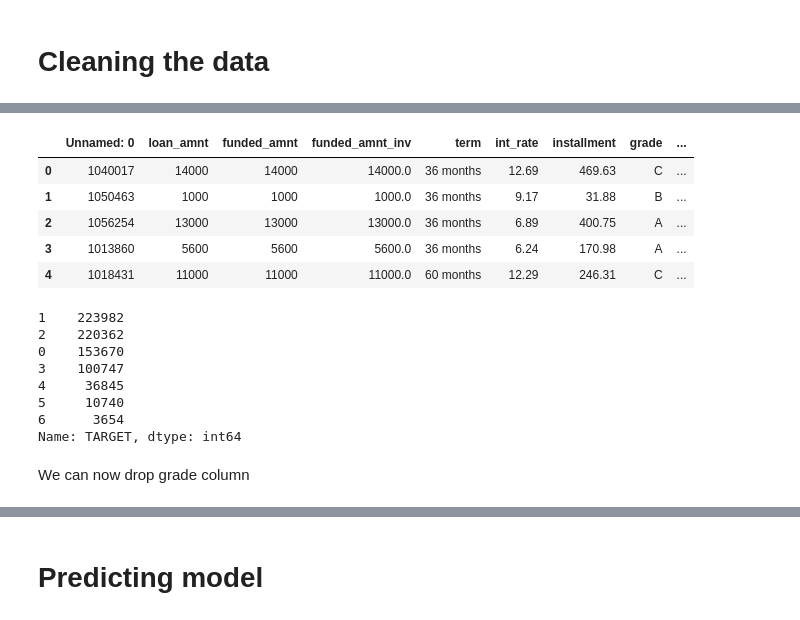
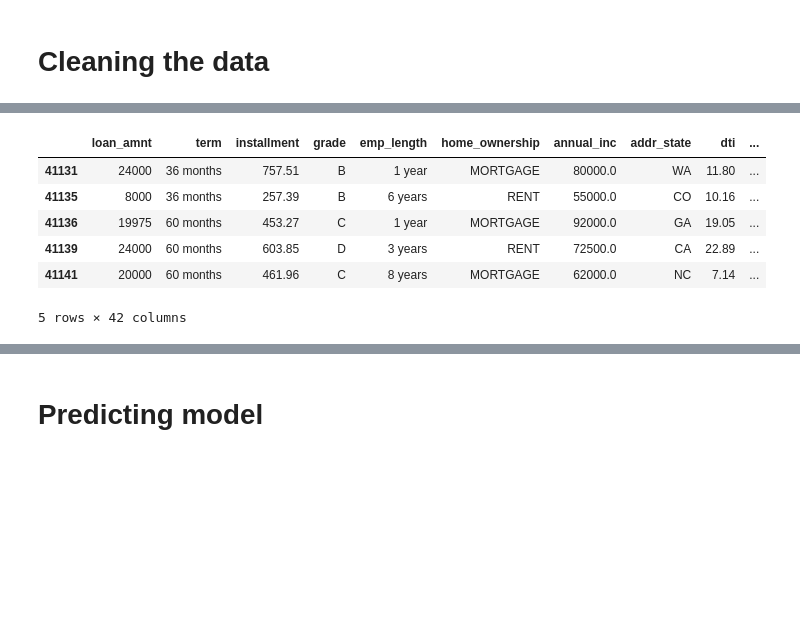
Before and after one commit to antoinecomp/multiclass_prediction, a Jupyter notebook: Loans.ipynb, the cells around one changed output, grey strips where cells are left out. Saved outputs shown, nothing was run; the diff lists cells and outputs as text; code cells hidden in the pictures; blank space fills up the shorter version.

```diff
--- a/Loans.ipynb
+++ b/Loans.ipynb
@@ -268,0 +192,15 @@ result.drop(['emp_title','title','zip_code'],axis=1,inplace=True)
+# %%
+APPLICANT_NUMERIC = ['annual_inc', 'dti', 'loan_amnt', 'installment']
+APPLICANT_CATEGORICAL = ['application_type', 'emp_length', 'home_ownership', 'addr_state', 'term']
+CREDIT_NUMERIC = ['acc_now_delinq', 'acc_open_past_24mths', 'avg_cur_bal', 'bc_open_to_buy',
+                  'bc_util', 'delinq_2yrs', 'delinq_amnt',
+                  'open_acc', 'pub_rec', 'revol_util',
+                  'revol_bal', 'tot_coll_amt', 'tot_cur_bal', 'total_acc', 'total_rev_hi_lim',
+                  'num_accts_ever_120_pd', 'num_actv_bc_tl', 'num_actv_rev_tl', 'num_bc_sats',
+                  'num_bc_tl', 'num_il_tl', 'num_rev_tl_bal_gt_0', 'pct_tl_nvr_dlq',
+                  'percent_bc_gt_75', 'tot_hi_cred_lim', 'total_bal_ex_mort', 'total_bc_limit',
+                  'total_il_high_credit_limit', 'all_util',
+                  'il_util', 'total_bal_il', 'total_cu_tl']
+TARGET = ['grade']
+
+df = pd.read_csv("loans.csv", usecols = APPLICANT_NUMERIC +APPLICANT_CATEGORICAL + CREDIT_NUMERIC + TARGET)
@@ -268,0 +209,16 @@ result.drop(['emp_title','title','zip_code'],axis=1,inplace=True)
+# %%
+# We order our grade category so order of grades doesn't appear random in graphs
+grade_categories = [g for g in "ABCDEFG"]
+df["grade"] = df["grade"].astype("category", categories=grade_categories, ordered=True)
+
+# Sanity check that we're working with cleaned data
+bad_rows = df.isnull().T.any().T.sum()
+if bad_rows > 0:
+    print("Rows with null/NaN values: {}".format(bad_rows))
+    print("Columns with null/NaN values:")
+    print(pd.isnull(df).sum() > 0)
+    print("Dropping bad rows...")
+    df.dropna(axis=0, how='any', inplace=True)
+    print("Rows with null/NaN values: {}".format(df.isnull().T.any().T.sum()))
+
+print(df.info(null_counts = True, memory_usage = "deep", verbose = True))
@@ -269,26 +243,10 @@ result.drop(['emp_title','title','zip_code'],axis=1,inplace=True)
 # %%
-result.head()
+df.head()
 # %% [output]
-|  | Unnamed: 0 | loan_amnt | funded_amnt | funded_amnt_inv | term | int_rate | installment | grade | ... |
-| 0 | 1040017 | 14000 | 14000 | 14000.0 | 36 months | 12.69 | 469.63 | C | ... |
-| 1 | 1050463 | 1000 | 1000 | 1000.0 | 36 months | 9.17 | 31.88 | B | ... |
-| 2 | 1056254 | 13000 | 13000 | 13000.0 | 36 months | 6.89 | 400.75 | A | ... |
-| 3 | 1013860 | 5600 | 5600 | 5600.0 | 36 months | 6.24 | 170.98 | A | ... |
-| 4 | 1018431 | 11000 | 11000 | 11000.0 | 60 months | 12.29 | 246.31 | C | ... |
+|  | loan_amnt | term | installment | grade | emp_length | home_ownership | annual_inc | addr_state | dti | ... |
+| 41131 | 24000 | 36 months | 757.51 | B | 1 year | MORTGAGE | 80000.0 | WA | 11.80 | ... |
+| 41135 | 8000 | 36 months | 257.39 | B | 6 years | RENT | 55000.0 | CO | 10.16 | ... |
+| 41136 | 19975 | 60 months | 453.27 | C | 1 year | MORTGAGE | 92000.0 | GA | 19.05 | ... |
+| 41139 | 24000 | 60 months | 603.85 | D | 3 years | RENT | 72500.0 | CA | 22.89 | ... |
+| 41141 | 20000 | 60 months | 461.96 | C | 8 years | MORTGAGE | 62000.0 | NC | 7.14 | ... |
+5 rows × 42 columns
-# %%
-target_list = [0 if i=='A' else 1 if i =='B' else 2 if i =='C' else 3 if i  =='D'
-               else 4 if i =='E' else 5 if i == 'F' else 6 for i in result['grade']]
-
-result['TARGET'] = target_list
-result['TARGET'].value_counts()
-# %% [output]
-1    223982
-2    220362
-0    153670
-3    100747
-4     36845
-5     10740
-6      3654
-Name: TARGET, dtype: int64
-# %% [markdown]
-We can now drop grade column
```
Also changed, not shown: parts of 69 cells of this notebook, 2 other files.
